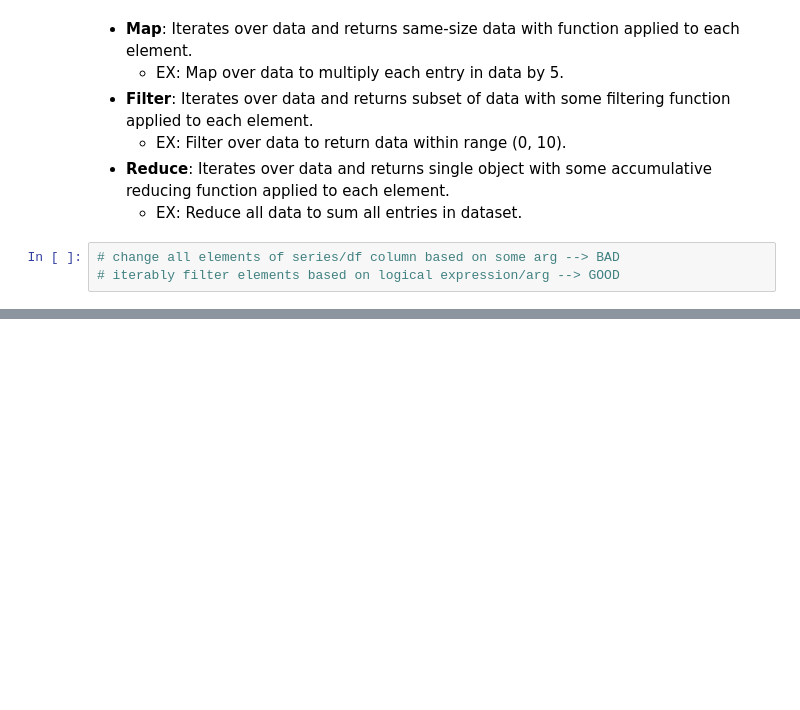
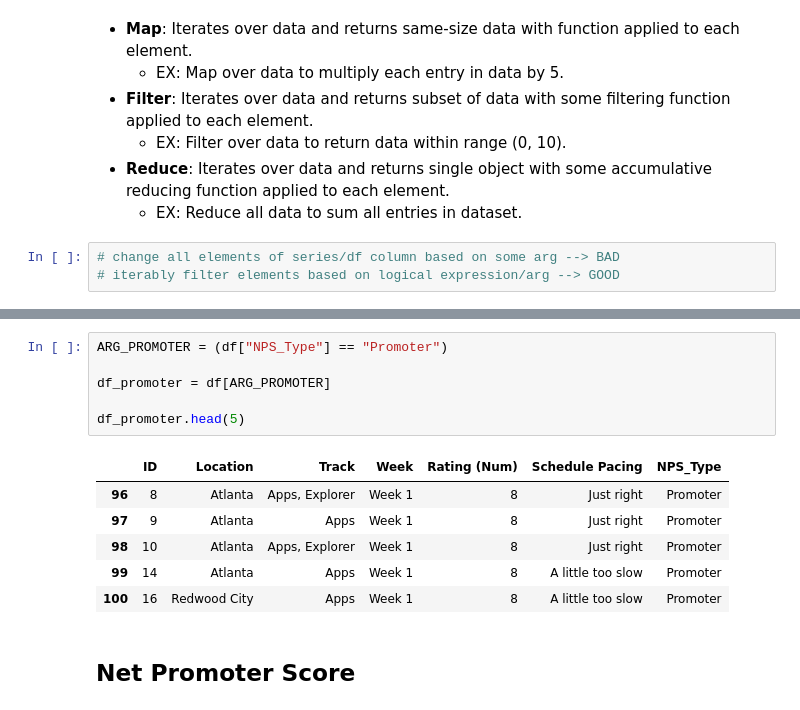
Before and after one commit to ThomasLee94/ds-1.1, a Jupyter notebook: Projects/NPS/NPS - 2017.ipynb, the cells around one changed output, grey strips where cells are left out. Drawn from its saved outputs; the diff is of its cells as text; blank space fills up the shorter version.

```diff
--- a/Projects/NPS/NPS - 2017.ipynb
+++ b/Projects/NPS/NPS - 2017.ipynb
@@ -125,0 +132,15 @@ ValueError: The truth value of a Series is ambiguous. Use a.empty, a.bool(), a.i
+# %%
+ARG_PROMOTER = (df["NPS_Type"] == "Promoter")
+
+df_promoter = df[ARG_PROMOTER]
+
+df_promoter.head(5)
+# %% [output]
+|  | ID | Location | Track | Week | Rating (Num) | Schedule Pacing | NPS_Type |
+| 96 | 8 | Atlanta | Apps, Explorer | Week 1 | 8 | Just right | Promoter |
+| 97 | 9 | Atlanta | Apps | Week 1 | 8 | Just right | Promoter |
+| 98 | 10 | Atlanta | Apps, Explorer | Week 1 | 8 | Just right | Promoter |
+| 99 | 14 | Atlanta | Apps | Week 1 | 8 | A little too slow | Promoter |
+| 100 | 16 | Redwood City | Apps | Week 1 | 8 | A little too slow | Promoter |
+# %% [markdown]
+## Net Promoter Score
```
Also changed, not shown: parts of 9 cells of this notebook.
